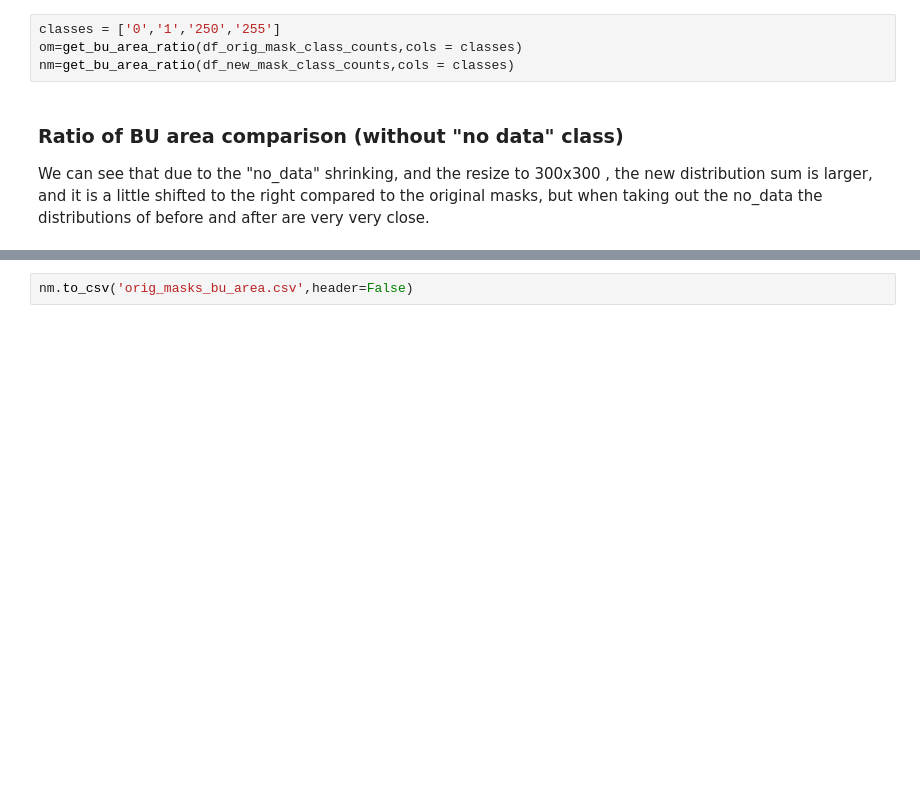
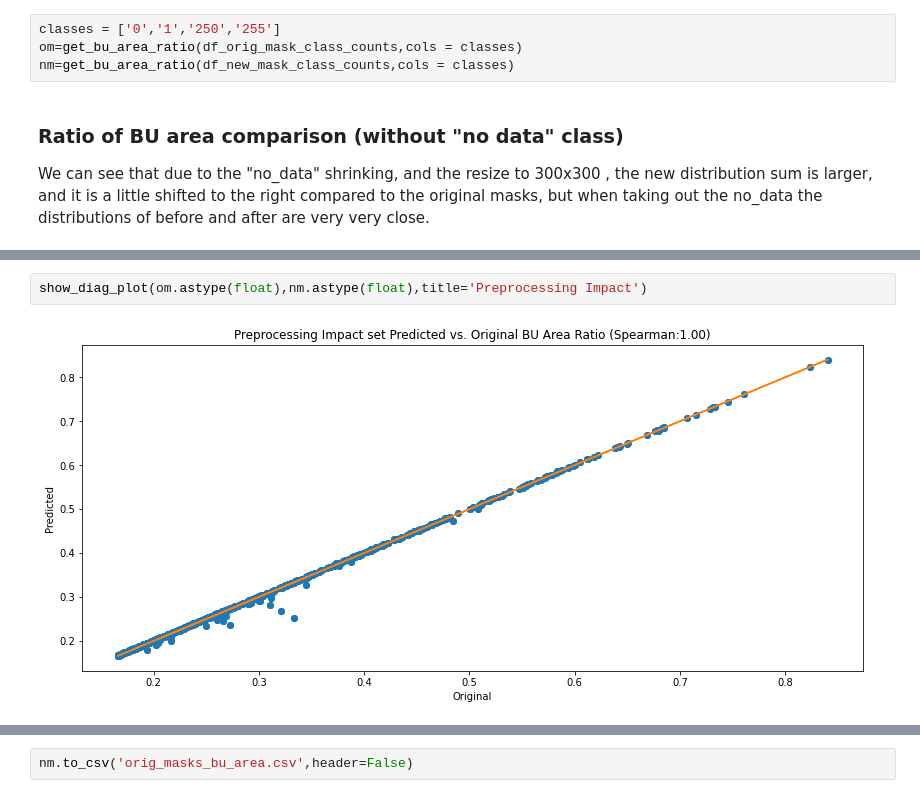
Before and after one commit to lleviraz/urban_segmentation, a Jupyter notebook: notebooks/NB2 EDA and Preprocessing for Training.ipynb, the cells around one changed output, grey strips where cells are left out. Saved outputs shown, nothing was run; the diff lists cells and outputs as text; blank space fills up the shorter version.

Commit message:
add diagonal plot

```diff
--- a/notebooks/NB2 EDA and Preprocessing for Training.ipynb
+++ b/notebooks/NB2 EDA and Preprocessing for Training.ipynb
@@ -453,3 +449,7 @@ plt.show()
+# %%
+show_diag_plot(om.astype(float),nm.astype(float),title='Preprocessing Impact')
+# %% [output]
+[figure, added]
 # %%
 f,ax1 = plt.subplots(1,1,figsize=(12,4))
 
```
Also changed, not shown: parts of 20 cells of this notebook.
